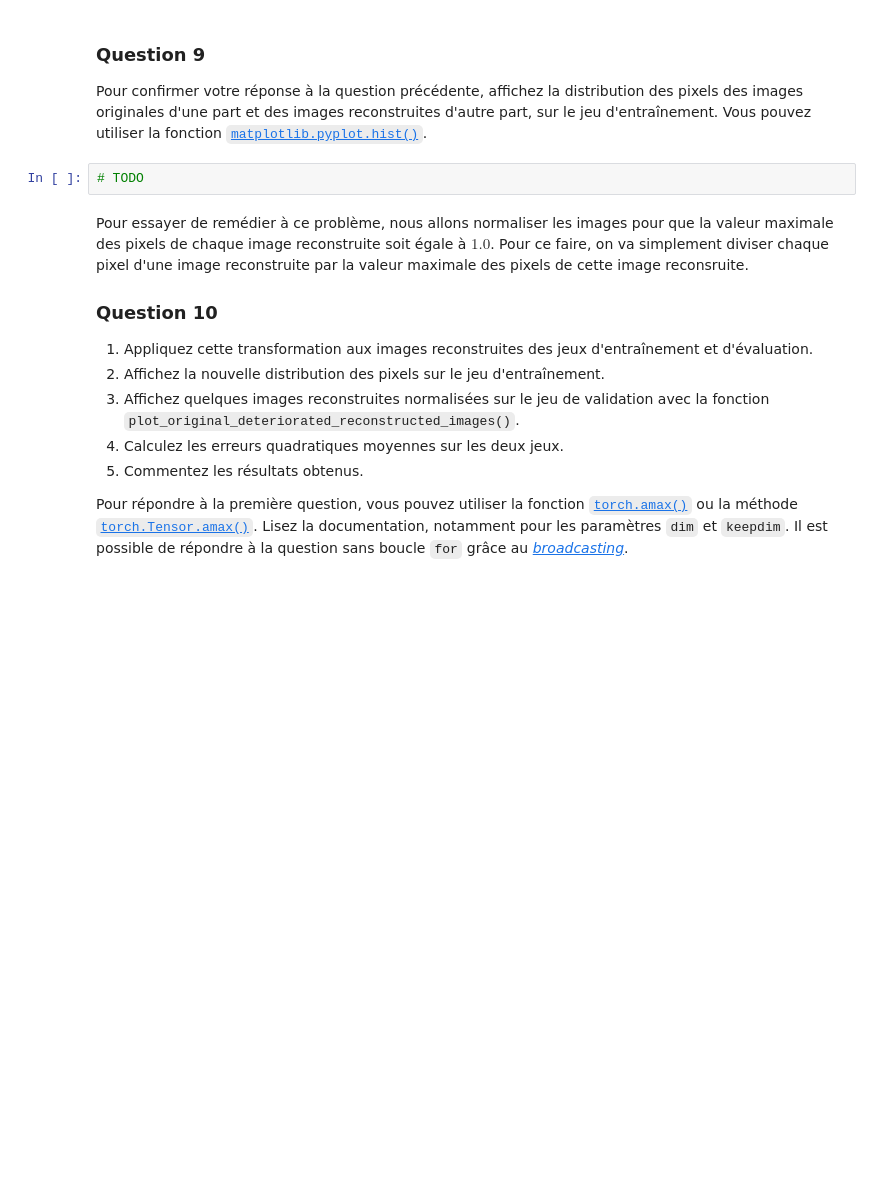
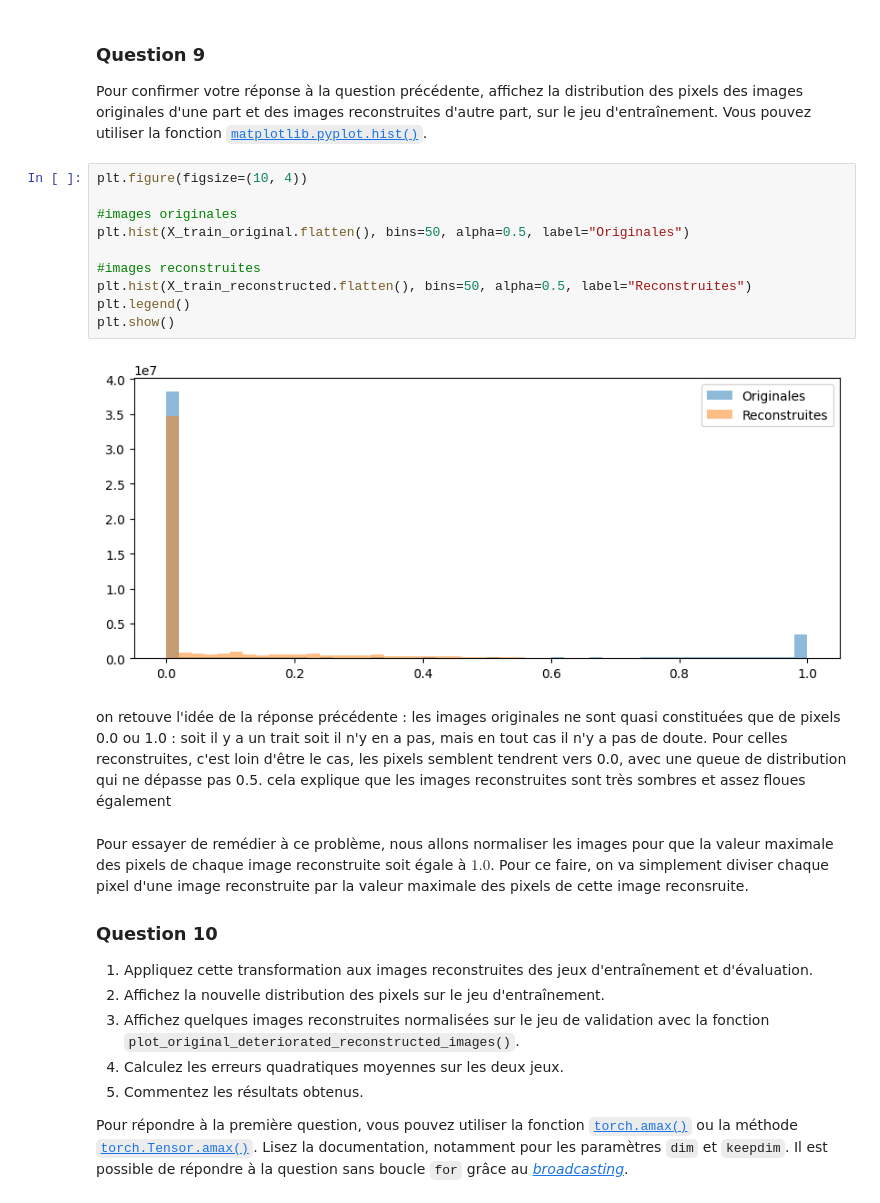
Before and after one commit to louisepech/test, a Jupyter notebook: notebooks/TP_4_1_énoncé.ipynb, the cells around one changed output. Saved outputs shown, nothing was run; the diff lists cells and outputs as text; blank space fills up the shorter version.

```diff
--- a/notebooks/TP_4_1_énoncé.ipynb
+++ b/notebooks/TP_4_1_énoncé.ipynb
@@ -390,7 +392,21 @@ cette méthode de floutage permet de réduire les effets des pixels manquants, o
 Pour confirmer votre réponse à la question précédente, affichez la distribution des pixels des images originales d'une part et des images reconstruites d'autre part, sur le jeu d'entraînement.
 Vous pouvez utiliser la fonction [`matplotlib.pyplot.hist()`](https://matplotlib.org/stable/api/_as_gen/matplotlib.pyplot.hist.html).
 # %%
-# TODO
+plt.figure(figsize=(10, 4))
+
+#images originales
+plt.hist(X_train_original.flatten(), bins=50, alpha=0.5, label="Originales")
+
+#images reconstruites
+plt.hist(X_train_reconstructed.flatten(), bins=50, alpha=0.5, label="Reconstruites")
+plt.legend()
+plt.show()
+# %% [output]
+[figure, added]
+# %% [markdown]
+on retouve l'idée de la réponse précédente : les images originales ne sont quasi constituées que de pixels 0.0 ou 1.0 : soit il y a un trait soit il n'y en a pas, mais en tout cas il n'y a pas de doute.
+Pour celles reconstruites, c'est loin d'être le cas, les pixels semblent tendrent vers 0.0, avec une queue de distribution qui ne dépasse pas 0.5.
+cela explique que les images reconstruites sont très sombres et assez floues également
 # %% [markdown]
 Pour essayer de remédier à ce problème, nous allons normaliser les images pour que la valeur maximale des pixels de chaque image reconstruite soit égale à $1.0$. Pour ce faire, on va simplement diviser chaque pixel d'une image reconstruite par la valeur maximale des pixels de cette image reconsruite.
 
```
Also changed, not shown: parts of 2 cells of this notebook.
